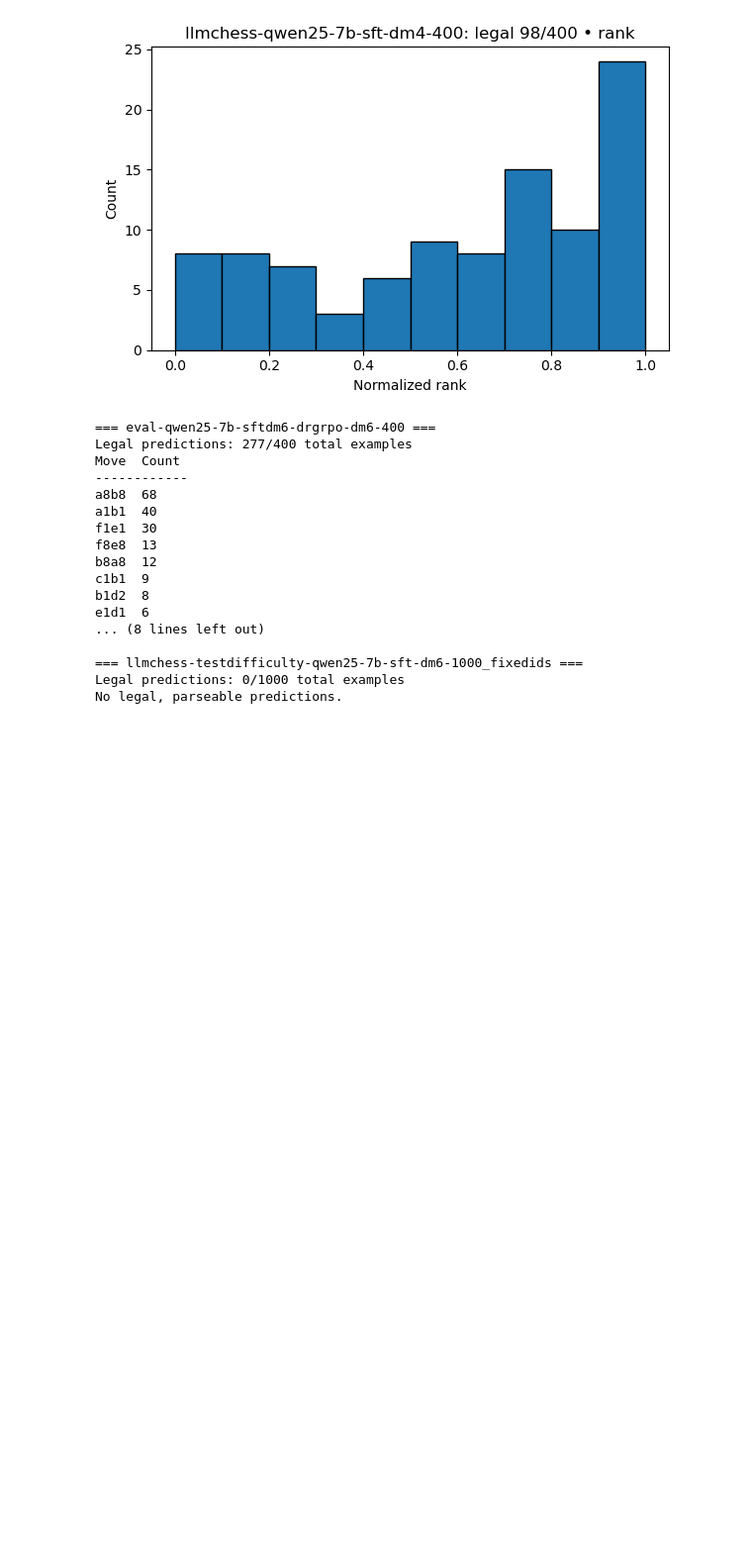
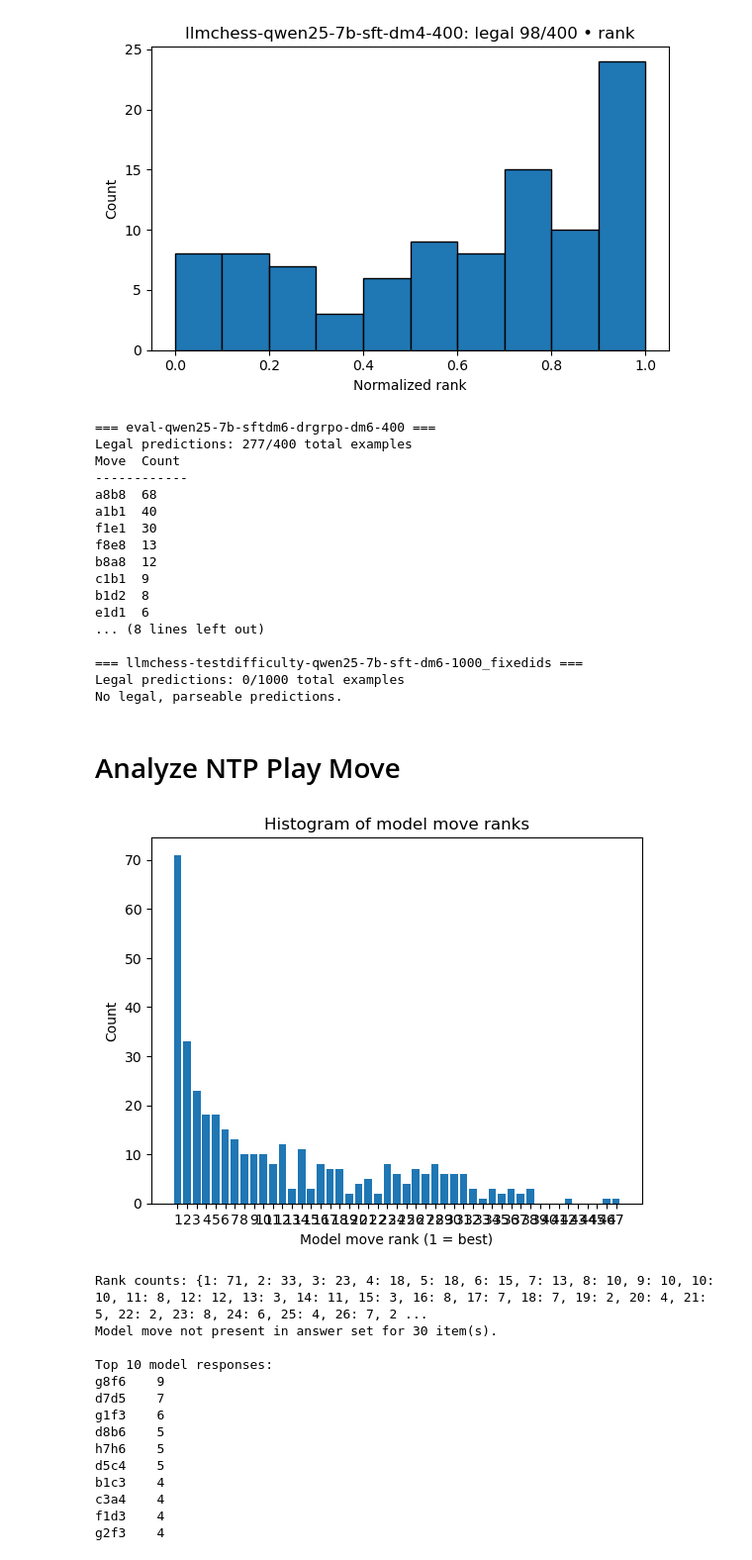
Before and after one commit to lucasdino/llm_chess, a Jupyter notebook: llm_chess/data/raw/filter_evals.ipynb, the cells around one changed output. Shown: that part at 99% size. Drawn from its saved outputs; the diff is of its cells as text; code cells hidden in the pictures; blank space fills up the shorter version.

Commit message:
new data added

```diff
--- a/llm_chess/data/raw/filter_evals.ipynb
+++ b/llm_chess/data/raw/filter_evals.ipynb
@@ -251,3 +251,81 @@ e1d1  6
 === llmchess-testdifficulty-qwen25-7b-sft-dm6-1000_fixedids ===
 Legal predictions: 0/1000 total examples
 No legal, parseable predictions.
+# %% [markdown]
+# Analyze NTP Play Move
+# %%
+# --- Set your input file path here ---
+JSON_PATH = "model_outputs/ntp-playmove_eval_400_all_20250804-233341.json"
+
+# Load data
+with open(JSON_PATH, "r", encoding="utf-8") as f:
+    data = json.load(f)
+
+found_ranks = []
+not_found = 0
+model_moves_counter = Counter()
+
+for entry in data:
+    answers = entry.get("info", {}).get("answer", {})
+    if not answers:
+        continue
+
+    # Sort answers by score (descending) and map move -> rank (1 = best)
+    sorted_moves = sorted(answers.items(), key=lambda kv: kv[1], reverse=True)
+    rank_by_move = {m.lower(): i + 1 for i, (m, _) in enumerate(sorted_moves)}
+
+    # Normalize model response
+    model_move = str(entry.get("model_response", "")).strip().lower()
+    if model_move:
+        model_moves_counter[model_move] += 1
+
+    rank = rank_by_move.get(model_move)
+    if rank is not None:
+        found_ranks.append(rank)
+    else:
+        not_found += 1
+
+# Summary
+rank_counts = Counter(found_ranks)
+
+# Plot histogram of ranks
+if found_ranks:
+    max_rank = max(found_ranks)
+    plt.figure()
+    plt.hist(found_ranks, bins=range(1, max_rank + 2), align="left", rwidth=0.8)
+    plt.xticks(range(1, max_rank + 1))
+    plt.xlabel("Model move rank (1 = best)")
+    plt.ylabel("Count")
+    plt.title("Histogram of model move ranks")
+    plt.show()
+else:
+    print("No ranks to plot.")
+
+# Print rank counts and misses
+print("Rank counts:", dict(sorted(rank_counts.items())))
+if not_found:
+    print(f"Model move not present in answer set for {not_found} item(s).")
+
+# Top 10 most commonly played moves by the model
+if model_moves_counter:
+    print("\nTop 10 model responses:")
+    for move, count in model_moves_counter.most_common(10):
+        print(f"{move}\t{count}")
+else:
+    print("No model responses found.")
+# %% [output]
+[figure, added]
+Rank counts: {1: 71, 2: 33, 3: 23, 4: 18, 5: 18, 6: 15, 7: 13, 8: 10, 9: 10, 10: 10, 11: 8, 12: 12, 13: 3, 14: 11, 15: 3, 16: 8, 17: 7, 18: 7, 19: 2, 20: 4, 21: 5, 22: 2, 23: 8, 24: 6, 25: 4, 26: 7, 2 ...
+Model move not present in answer set for 30 item(s).
+
+Top 10 model responses:
+g8f6    9
+d7d5    7
+g1f3    6
+d8b6    5
+h7h6    5
+d5c4    5
+b1c3    4
+c3a4    4
+f1d3    4
+g2f3    4
```
Also changed, not shown: 13 other files.
